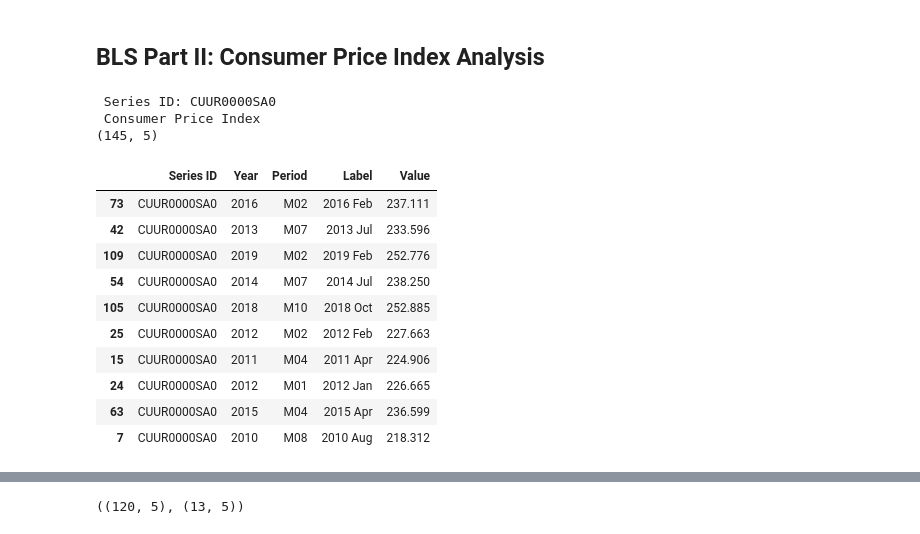
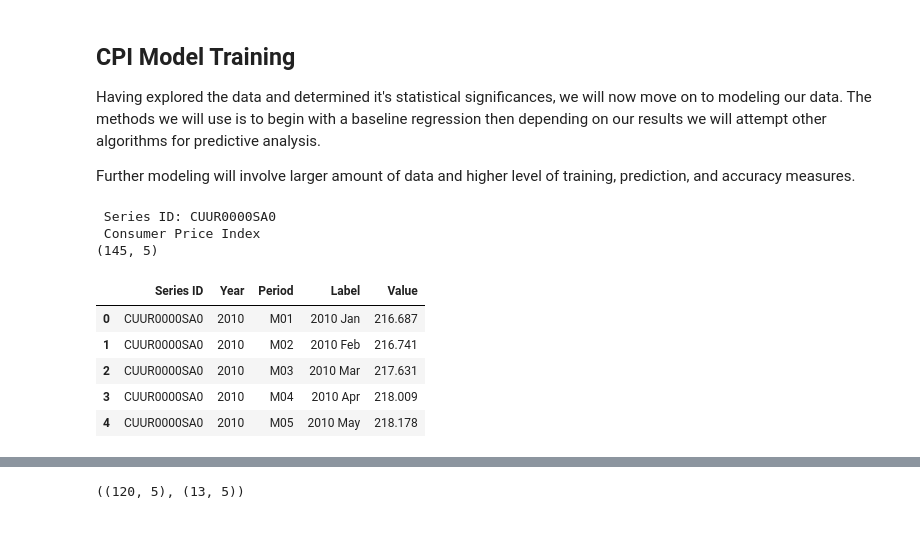
Before and after one commit to techthumb1/bls_project, a Jupyter notebook: notebooks/cpi_2022.ipynb, the cells around one changed output, grey strips where cells are left out. Saved outputs shown, nothing was run; the diff lists cells and outputs as text; code cells hidden in the pictures.

```diff
--- a/notebooks/cpi_analysis_22.ipynb
+++ b/notebooks/cpi_2022.ipynb
@@ -1,25 +1,25 @@
-# %% [markdown]
-
-## BLS Part II: Consumer Price Index Analysis
+# %% [markdown]
+
+## CPI Model Training
+
+Having explored the data and determined it's statistical significances, we will now move on to modeling our data. The methods we will use is to begin with a baseline regression then depending on our results we will attempt other algorithms for predictive analysis.
+
+Further modeling will involve larger amount of data and higher level of training, prediction, and accuracy measures.
 # %%
+# Same data as cpi in CPI in EDA
 import pandas as pd
 
 cpi = pd.read_csv('/Users/jasonrobinson/Documents/Projects/bls_project/data/cpi_analysis_22.csv')
 print('\n', "Series ID: CUUR0000SA0", '\n', "Consumer Price Index")
 print(cpi.shape)
-cpi.sample(10)
+cpi.head()
 # %% [output]
  Series ID: CUUR0000SA0
  Consumer Price Index
 (145, 5)
 |  | Series ID | Year | Period | Label | Value |
-| 73 | CUUR0000SA0 | 2016 | M02 | 2016 Feb | 237.111 |
-| 42 | CUUR0000SA0 | 2013 | M07 | 2013 Jul | 233.596 |
-| 109 | CUUR0000SA0 | 2019 | M02 | 2019 Feb | 252.776 |
-| 54 | CUUR0000SA0 | 2014 | M07 | 2014 Jul | 238.250 |
-| 105 | CUUR0000SA0 | 2018 | M10 | 2018 Oct | 252.885 |
-| 25 | CUUR0000SA0 | 2012 | M02 | 2012 Feb | 227.663 |
-| 15 | CUUR0000SA0 | 2011 | M04 | 2011 Apr | 224.906 |
-| 24 | CUUR0000SA0 | 2012 | M01 | 2012 Jan | 226.665 |
-| 63 | CUUR0000SA0 | 2015 | M04 | 2015 Apr | 236.599 |
-| 7 | CUUR0000SA0 | 2010 | M08 | 2010 Aug | 218.312 |
+| 0 | CUUR0000SA0 | 2010 | M01 | 2010 Jan | 216.687 |
+| 1 | CUUR0000SA0 | 2010 | M02 | 2010 Feb | 216.741 |
+| 2 | CUUR0000SA0 | 2010 | M03 | 2010 Mar | 217.631 |
+| 3 | CUUR0000SA0 | 2010 | M04 | 2010 Apr | 218.009 |
+| 4 | CUUR0000SA0 | 2010 | M05 | 2010 May | 218.178 |
```
Also changed, not shown: parts of 6 cells of this notebook, 5 other files.
